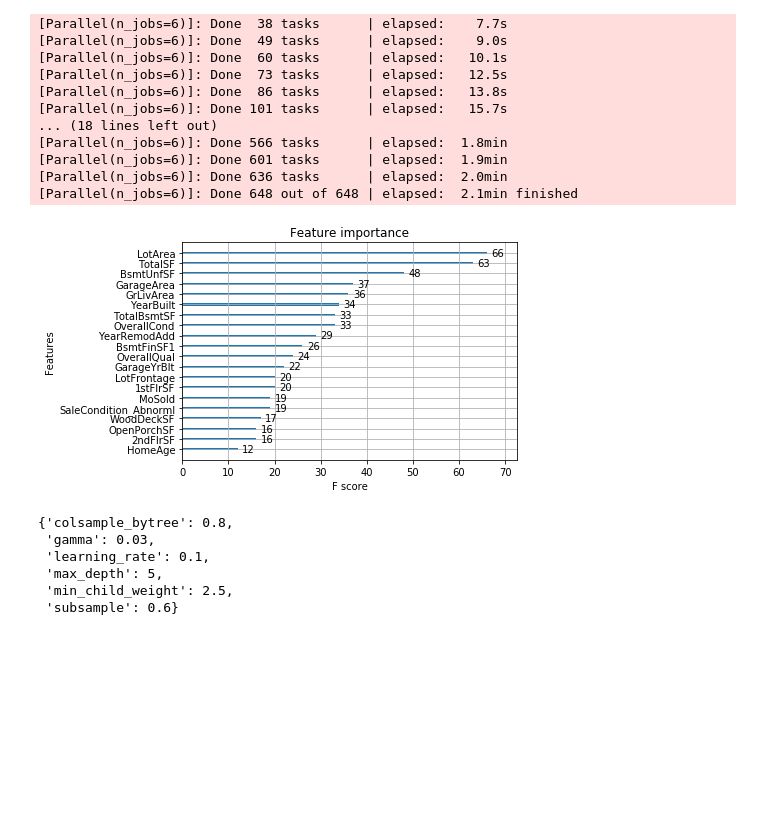
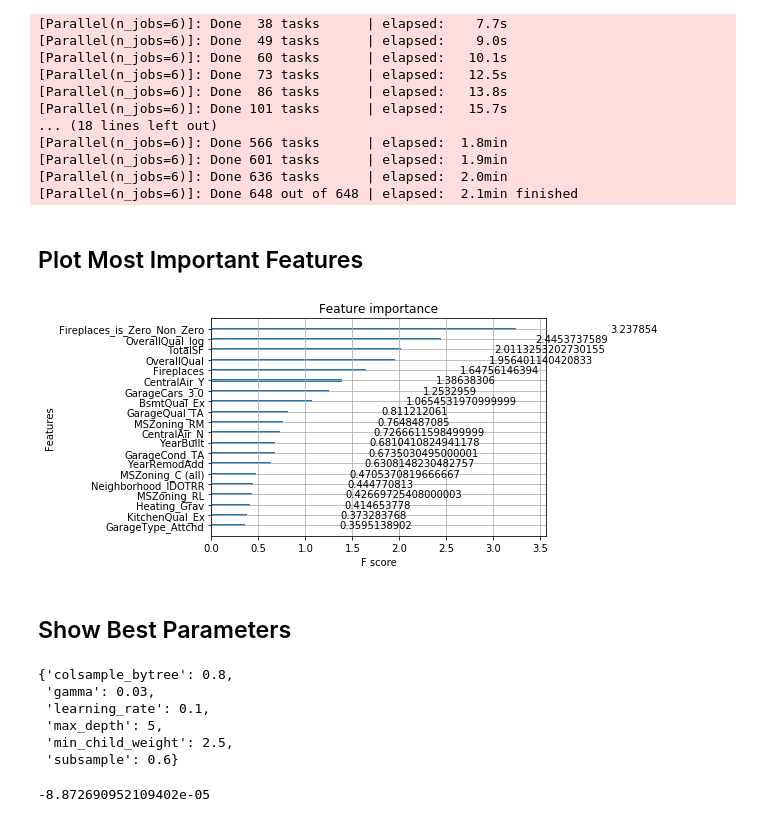
Before and after one commit to Graeme16161/House_Price_Prediction, a Jupyter notebook: Graeme_XGBoost_model.ipynb, the cells around one changed output. Drawn from its saved outputs; the diff is of its cells as text; code cells hidden in the pictures; blank space fills up the shorter version.

Commit message:
Lots of work with modeling

```diff
--- a/Graeme_XGBoost_model.ipynb
+++ b/Graeme_XGBoost_model.ipynb
@@ -233,16 +226,15 @@ Fitting 3 folds for each of 216 candidates, totalling 648 fits
 [Parallel(n_jobs=6)]: Done 601 tasks      | elapsed:  1.9min
 [Parallel(n_jobs=6)]: Done 636 tasks      | elapsed:  2.0min
 [Parallel(n_jobs=6)]: Done 648 out of 648 | elapsed:  2.1min finished
+# %% [markdown]
+## Plot Most Important Features<a id="9"></a>
 # %%
-#feat_importances = pd.Series(best_model.feature_importances_, index=X_test_processed.columns)
-#feat_importances.nlargest(20).plot(kind='barh')
-
-
-
-plot_importance(best_model, max_num_features=20) # top 10 most important features
+plot_importance(best_model, max_num_features=20, importance_type= 'gain') # top 10 most important features
 plt.show()
 # %% [output]
-[figure, old version]
+[figure, new version]
+# %% [markdown]
+## Show Best Parameters <a id="10"></a>
 # %%
 grid_xgb.best_params_
 # %% [output]
@@ -252,3 +244,7 @@ grid_xgb.best_params_
  'max_depth': 5,
  'min_child_weight': 2.5,
  'subsample': 0.6}
+# %%
+grid_xgb.best_score_
+# %% [output]
+-8.872690952109402e-05
```
Also changed, not shown: parts of 6 cells of this notebook, 25 other files.
